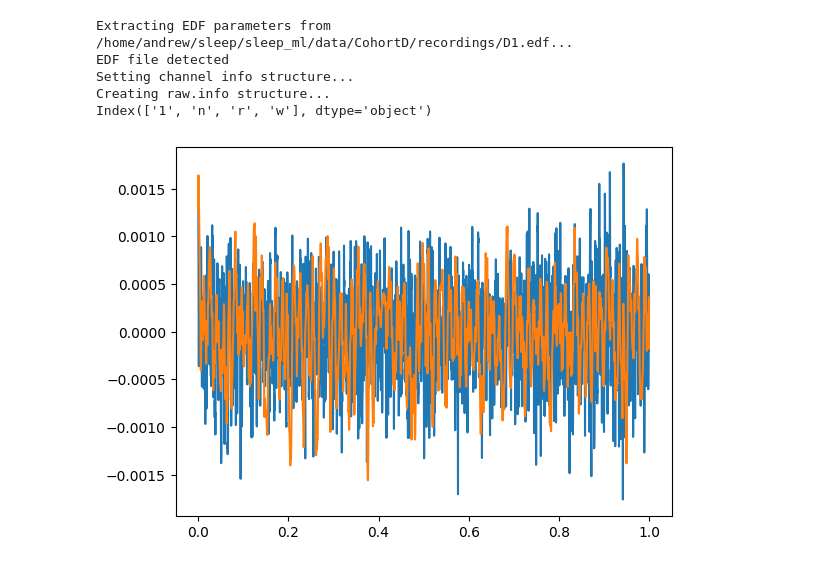
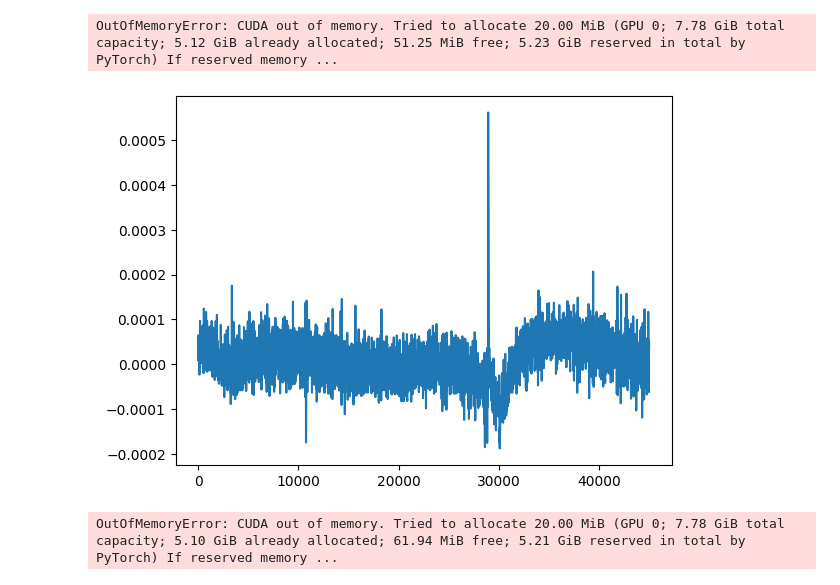
Before and after one commit to smithandrewk/sleep_ml, a Jupyter notebook: spindle.ipynb, the cells around one changed output. Cells and saved outputs as stored; diff of their text form; code cells hidden in the pictures.

```diff
--- a/spindle.ipynb
+++ b/spindle.ipynb
@@ -13,6 +107,19 @@ from lib.datasets import *
+# %%
+X,y = next(iter(devloader))
+# %%
+plt.plot(X[0,:])
+y.argmax(axis=1)
+model(X.to(DEVICE))
+# %% [output]
+OutOfMemoryError: CUDA out of memory. Tried to allocate 20.00 MiB (GPU 0; 7.78 GiB total capacity; 5.12 GiB already allocated; 51.25 MiB free; 5.23 GiB reserved in total by PyTorch) If reserved memory ...
+[figure, added]
+# %%
+torch.softmax(model(X.to(DEVICE)),dim=1).argmax(axis=1)
+# %% [output]
+OutOfMemoryError: CUDA out of memory. Tried to allocate 20.00 MiB (GPU 0; 7.78 GiB total capacity; 5.10 GiB already allocated; 61.94 MiB free; 5.21 GiB reserved in total by PyTorch) If reserved memory ...
 # %%
-cohort = f'D'
-subject = f'1'
+cohort = f'B'
+subject = f'2'
 raw = read_raw_edf(f'./data/Cohort{cohort}/recordings/{cohort}{subject}.edf')
 eeg = raw.get_data('EEG1').squeeze()
 plt.plot(np.linspace(0,1,512*10),eeg[:512*10])
@@ -33,10 +140,3 @@ y[torch.where(y == 4)[0]] = 0
 y[torch.where(y == 5)[0]] = 2
 y = torch.nn.functional.one_hot(y.long()).float()
 # ['1', '2', '3', 'n', 'r', 'w']
-# %% [output]
-Extracting EDF parameters from /home/andrew/sleep/sleep_ml/data/CohortD/recordings/D1.edf...
-EDF file detected
-Setting channel info structure...
-Creating raw.info structure...
-Index(['1', 'n', 'r', 'w'], dtype='object')
-[figure, removed]
```
Also changed, not shown: parts of 15 cells of this notebook, 5 other files.
